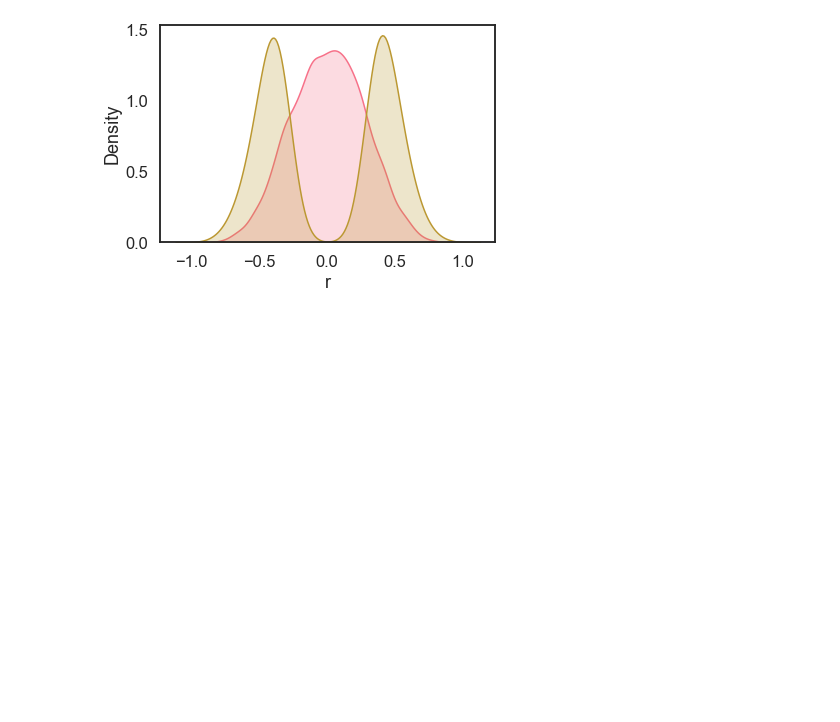
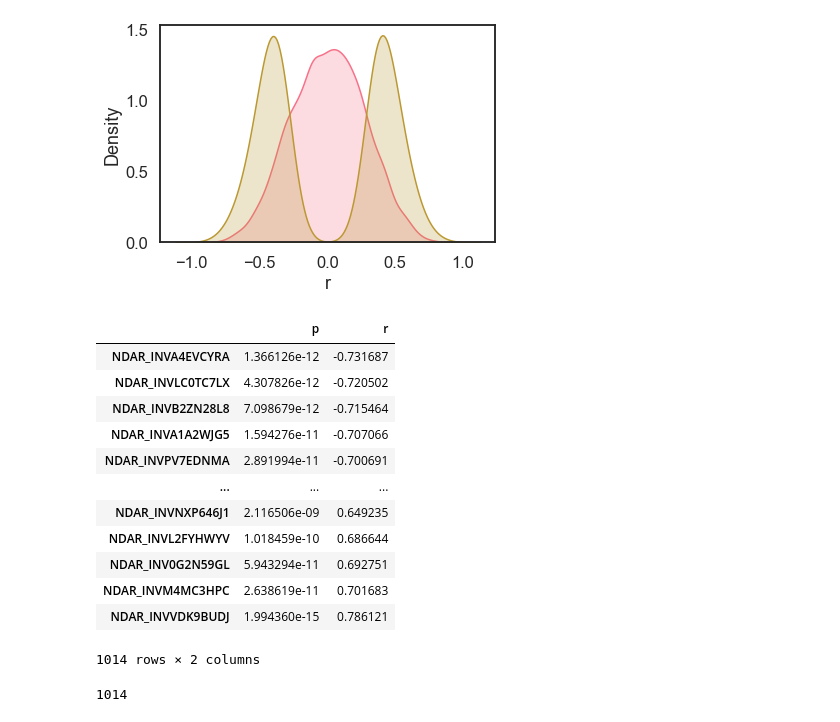
Before and after one commit to 62442katieb/deltaABCD_variability, a Jupyter notebook: notebooks/3.2Correlations.ipynb, the cells around one changed output. Drawn from its saved outputs; the diff is of its cells as text; code cells hidden in the pictures; blank space fills up the shorter version.

```diff
--- a/notebooks/3.2Correlations.ipynb
+++ b/notebooks/3.2Correlations.ipynb
@@ -107,3 +141,23 @@ sns.kdeplot(age_rnd_corrs[age_rnd_corrs['p'] < 0.01]['r'], fill=True, ax=ax)
 fig.savefig(join(PROJ_DIR, FIGS_DIR, 'rnd_x_age.png'), bbox_inches='tight')
 # %% [output]
 [figure]
+# %%
+age_thick_corrs[age_thick_corrs['p'] < 0.01].sort_values('r')
+# %% [output]
+|  | p | r |
+| NDAR_INVA4EVCYRA | 1.366126e-12 | -0.731687 |
+| NDAR_INVLC0TC7LX | 4.307826e-12 | -0.720502 |
+| NDAR_INVB2ZN28L8 | 7.098679e-12 | -0.715464 |
+| NDAR_INVA1A2WJG5 | 1.594276e-11 | -0.707066 |
+| NDAR_INVPV7EDNMA | 2.891994e-11 | -0.700691 |
+| ... | ... | ... |
+| NDAR_INVNXP646J1 | 2.116506e-09 | 0.649235 |
+| NDAR_INVL2FYHWYV | 1.018459e-10 | 0.686644 |
+| NDAR_INV0G2N59GL | 5.943294e-11 | 0.692751 |
+| NDAR_INVM4MC3HPC | 2.638619e-11 | 0.701683 |
+| NDAR_INVVDK9BUDJ | 1.994360e-15 | 0.786121 |
+1014 rows × 2 columns
+# %%
+np.sum(age_thick_corrs['p'] < 0.01)
+# %% [output]
+1014
```
Also changed, not shown: parts of 14 cells of this notebook, 18 other files.
